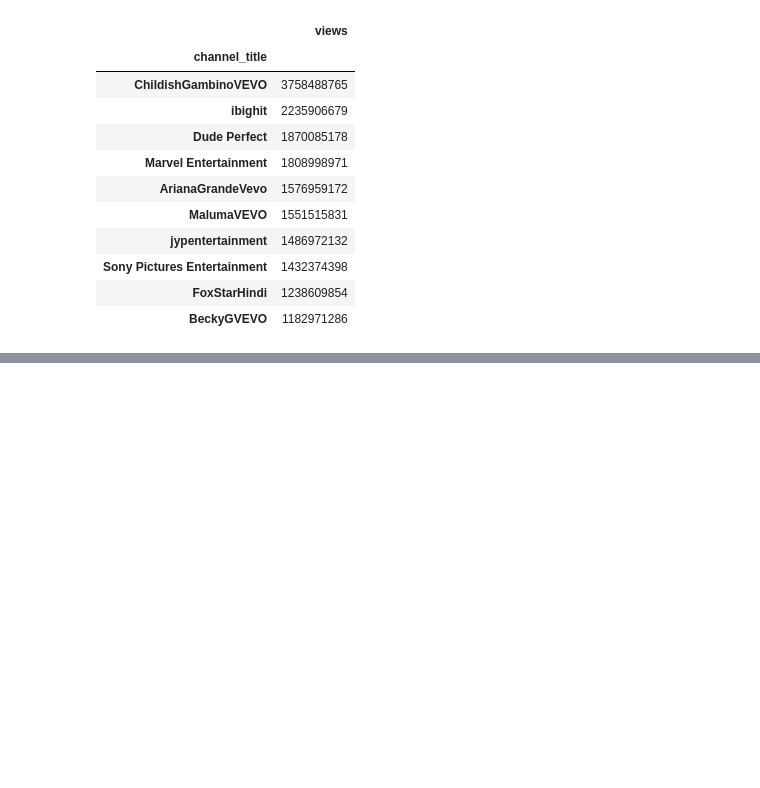
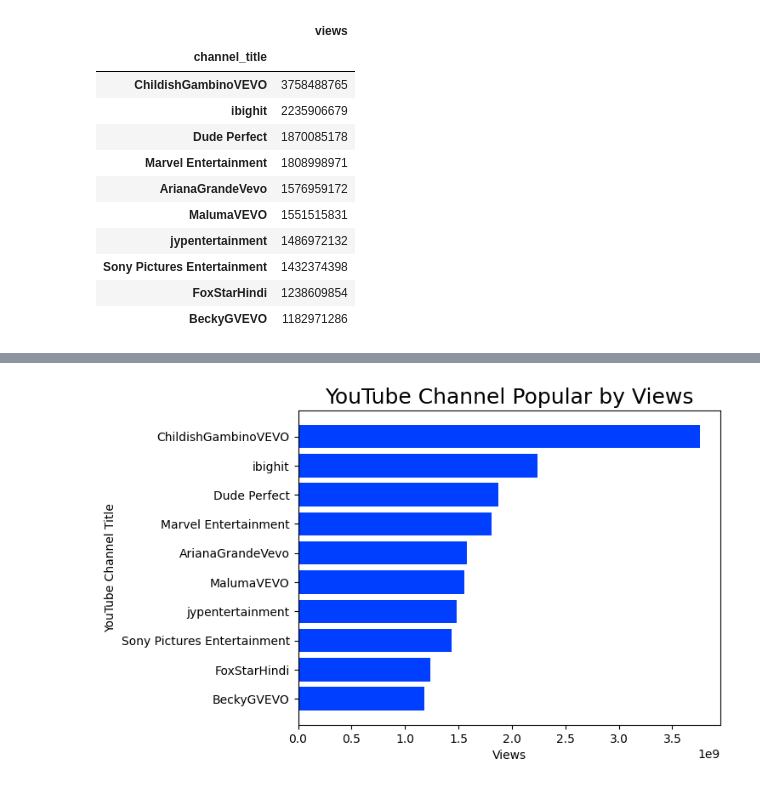
Before and after one commit to morgancoad/pandas-eda-casestudy-overview, a Jupyter notebook: notebooks/test_youtube.ipynb, the cells around one changed output, grey strips where cells are left out. Drawn from its saved outputs; the diff is of its cells as text; code cells hidden in the pictures; blank space fills up the shorter version.

```diff
--- a/notebooks/test_youtube.ipynb
+++ b/notebooks/test_youtube.ipynb
@@ -117,0 +142,18 @@ popular_by_views.plot(kind='barh')
+# %%
+fig, ax = plt.subplots()
+popular_by_views = popular_by_views.sort_values('views', ascending=True)
+ax.barh(popular_by_views.index, popular_by_views['views'])
+#ax.set_xticklabels(xlim=100000,200000000)
+#ax.set_xlim(100000,300000000)
+ax.set_title('YouTube Channel Popular by Views', fontsize=18)
+ax.set_ylabel('YouTube Channel Title')
+ax.set_xlabel("Views")
+
+#ax.ticklabel_format(style='plain',scilimits=(0,0))
+# import matplotlib.ticker
+# ax.set_scientific(False)
+
+plt.savefig('../img/YouTube Channel Popular by Views.jpg', bbox_inches = 'tight')
+plt.show()
+# %% [output]
+[figure, added]
```
Also changed, not shown: parts of 17 cells of this notebook, 2 other files.
